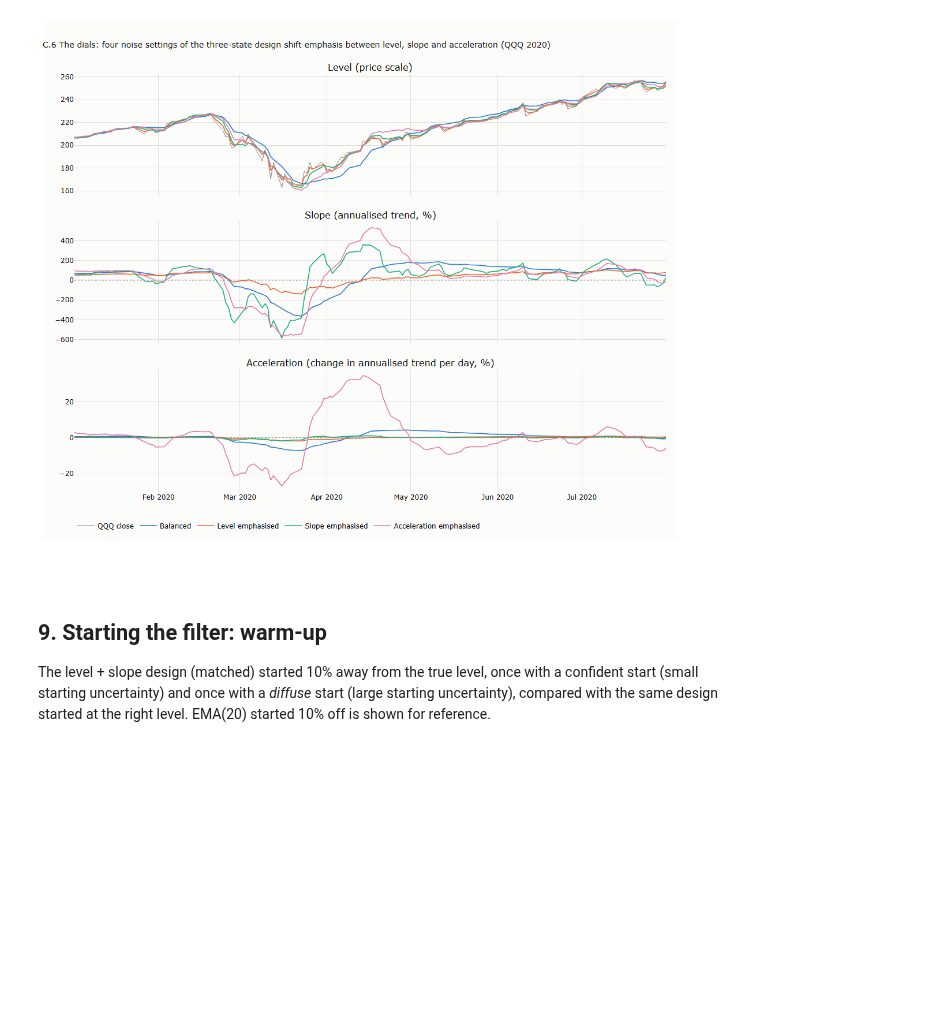
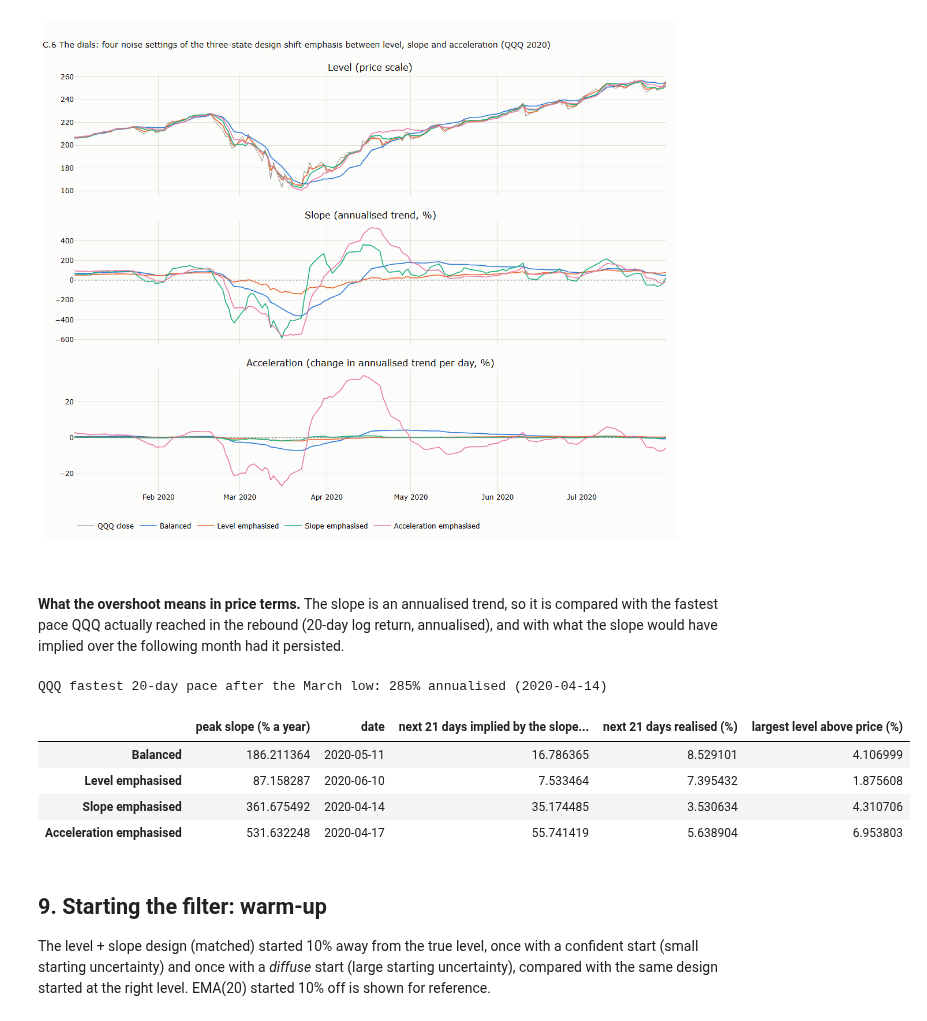
Before and after one commit to MaxGnesi/systematic-trading-notes, a Jupyter notebook: lectures/04-tracking-hidden-states/13_tracking_hidden_states.ipynb, the cells around one changed output. Cells and saved outputs as stored; diff of their text form; code cells hidden in the pictures; blank space fills up the shorter version.

```diff
--- a/lectures/04-tracking-hidden-states/13_tracking_hidden_states.ipynb
+++ b/lectures/04-tracking-hidden-states/13_tracking_hidden_states.ipynb
@@ -499,6 +499,31 @@ fig
 | Slope emphasised | 0.51 | 1.28 | 24.67 | 3.0 | ... |
 | Acceleration emphasised | 0.43 | 1.79 | 14.88 | 4.0 | ... |
 [figure]
+# %% [markdown]
+**What the overshoot means in price terms.** The slope is an annualised trend, so it is compared with
+the fastest pace QQQ actually reached in the rebound (20-day log return, annualised), and with what
+the slope would have implied over the following month had it persisted.
+# %%
+pace = pd.Series(y_qqq, dates).diff(20) * 252 / 20
+w = slice("2020-03-23", "2020-06-30")
+print(f"QQQ fastest 20-day pace after the March low: {100 * pace[w].max():.0f}% annualised ({pace[w].idxmax().date()})")
+rows = {}
+for nm, q in settings.items():
+    Xs = pd.DataFrame(kalman(y_qqq, F3, H3, np.array(q), 1e-4)["states"], index=dates)
+    sl, gap = Xs[1][w], np.exp(Xs[0] - y_qqq)[w] - 1
+    t0 = sl.idxmax(); i0 = dates.get_loc(t0)
+    rows[nm] = {"peak slope (% a year)": 100 * 252 * sl.max(), "date": t0.date(),
+                "next 21 days implied by the slope (%)": 100 * (np.exp(21 * sl.max()) - 1),
+                "next 21 days realised (%)": 100 * (qqq.iloc[i0 + 21] / qqq.iloc[i0] - 1),
+                "largest level above price (%)": 100 * gap.max()}
+display(pd.DataFrame(rows).T.round(1))
+# %% [output]
+QQQ fastest 20-day pace after the March low: 285% annualised (2020-04-14)
+|  | peak slope (% a year) | date | next 21 days implied by the slope... | next 21 days realised (%) | largest level above price (%) |
+| Balanced | 186.211364 | 2020-05-11 | 16.786365 | 8.529101 | 4.106999 |
+| Level emphasised | 87.158287 | 2020-06-10 | 7.533464 | 7.395432 | 1.875608 |
+| Slope emphasised | 361.675492 | 2020-04-14 | 35.174485 | 3.530634 | 4.310706 |
+| Acceleration emphasised | 531.632248 | 2020-04-17 | 55.741419 | 5.638904 | 6.953803 |
 # %% [markdown]
 ## 9. Starting the filter: warm-up
 
```
Also changed, not shown: parts of 8 cells of this notebook, 11 other files.
